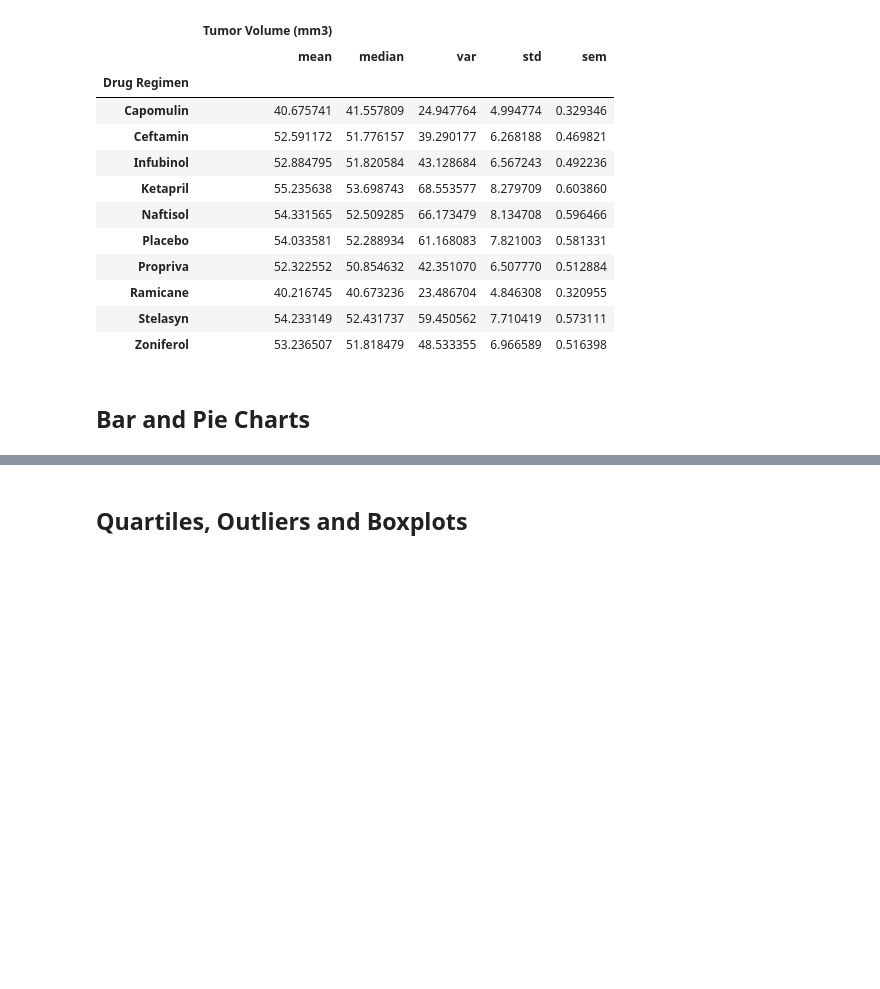
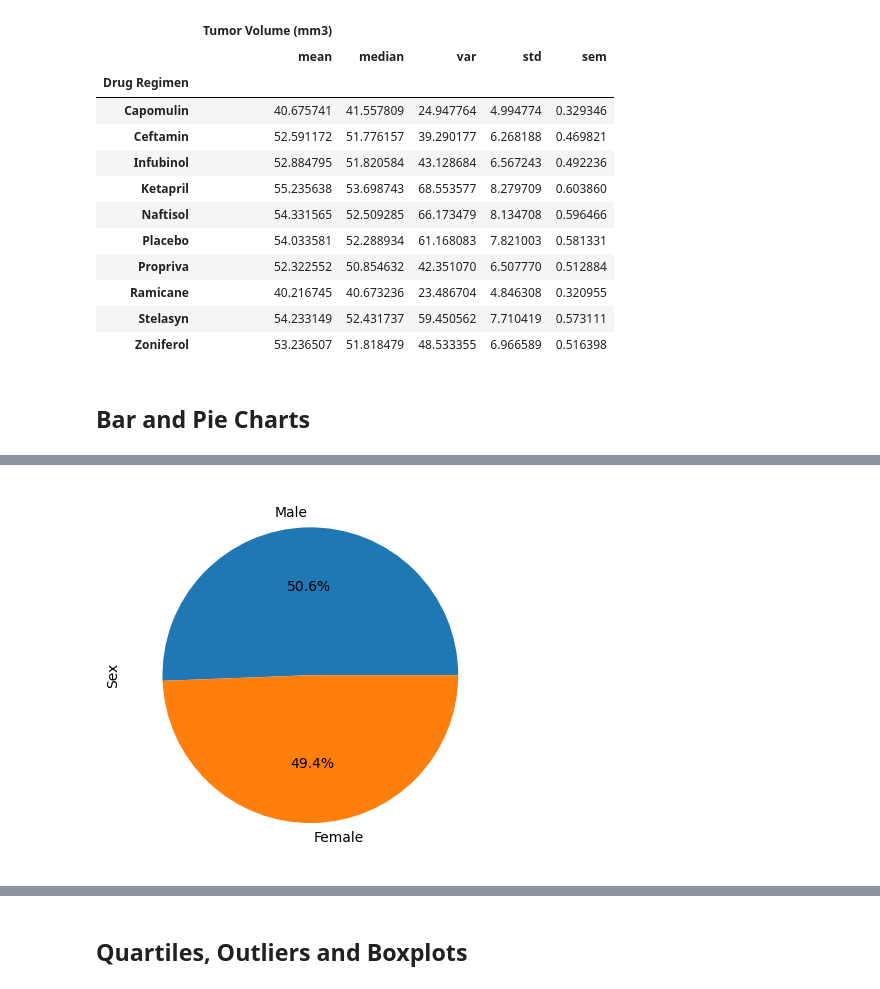
Before and after one commit to myoingco/Matplotlib-challenge, a Jupyter notebook: pymaceuticals.ipynb, the cells around one changed output, grey strips where cells are left out. Saved outputs shown, nothing was run; the diff lists cells and outputs as text; code cells hidden in the pictures; blank space fills up the shorter version.

```diff
--- a/pymaceuticals.ipynb
+++ b/pymaceuticals.ipynb
@@ -158,4 +158,10 @@ Text(0.5, 1.0, 'Number of Mice per Treatment')
 # %%
 # Generate a pie plot showing the distribution of female versus male mice using Pandas
+mf_mice = cleaned_df["Sex"].value_counts()
+mf_mice.plot.pie(autopct= "%1.1f%%")
+plt.ylabel('Sex')
+plt.show()
+# %% [output]
+[figure, added]
 # %%
 # Generate a pie plot showing the distribution of female versus male mice using pyplot
```
Also changed, not shown: parts of 18 cells of this notebook.
